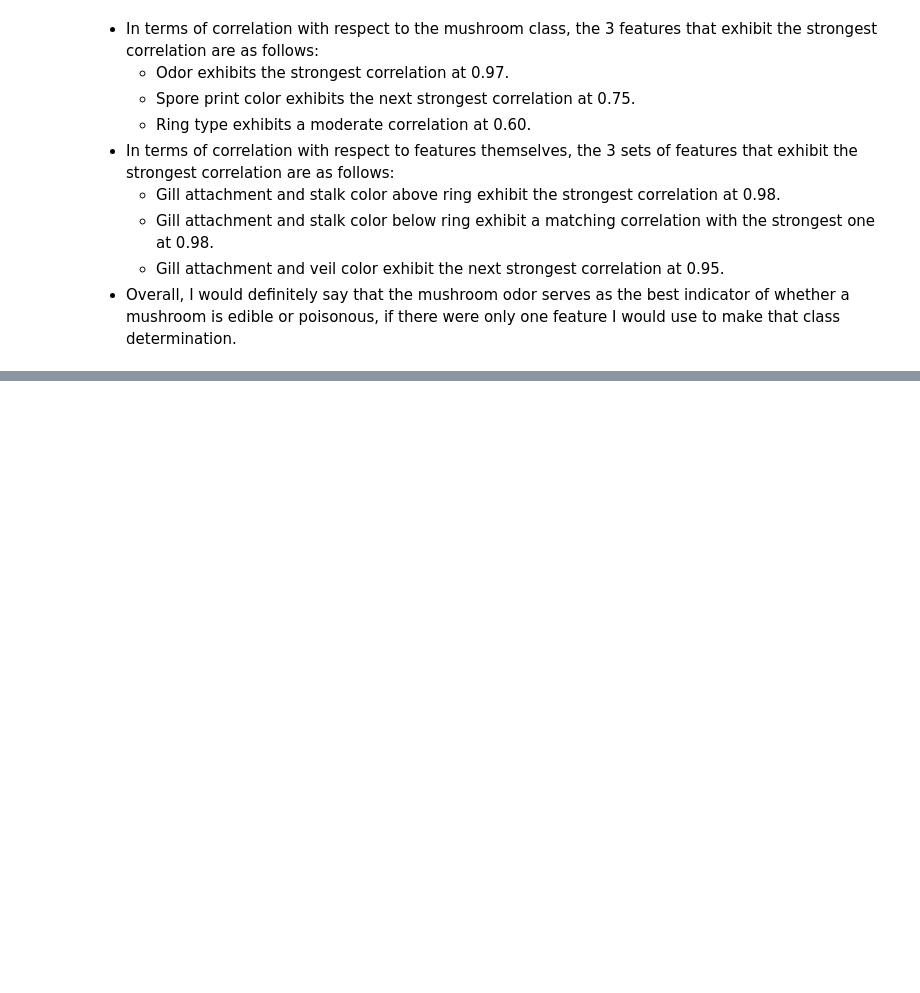
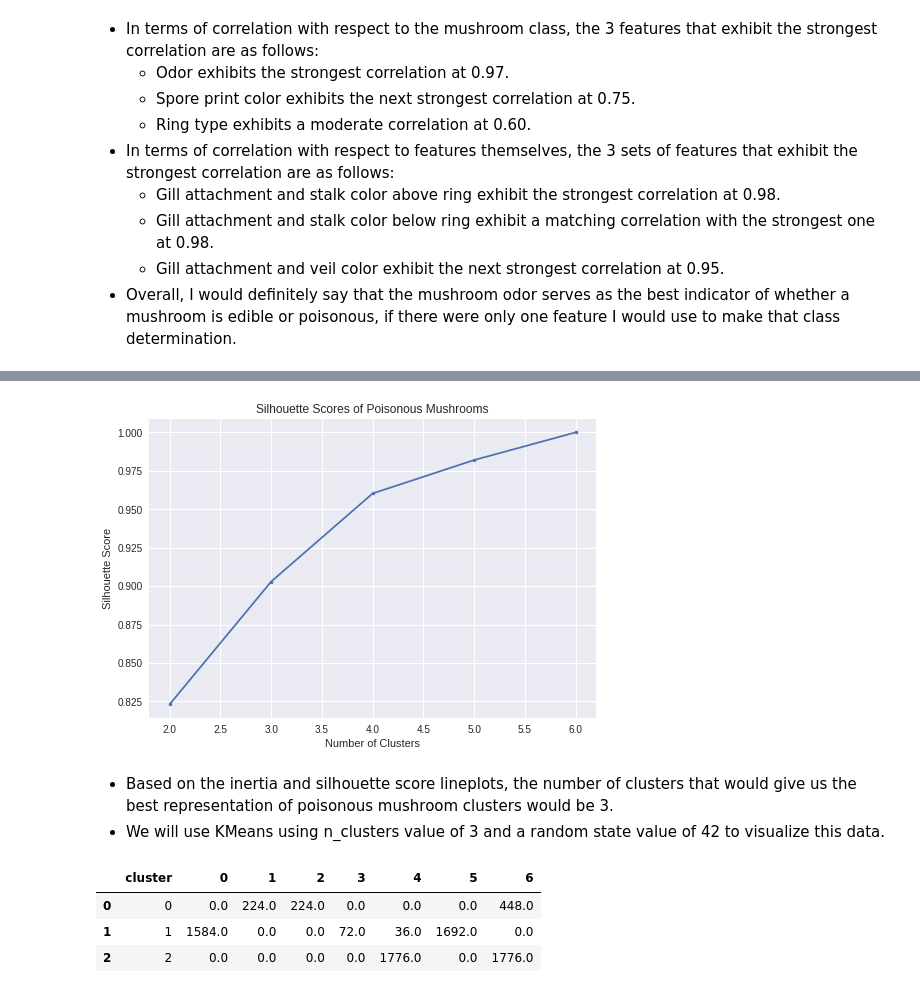
Before and after one commit to davidwan08/Mushroom-Classification-Modeling-and-Analysis-Project, a Jupyter notebook: Mushroom_Classification_Project_Data_Exploration_and_Modeling.ipynb, the cells around one changed output, grey strips where cells are left out. Cells and saved outputs as stored; diff of their text form; code cells hidden in the pictures; blank space fills up the shorter version.

```diff
--- a/Mushroom_Classification_Project_Data_Exploration_and_Modeling.ipynb
+++ b/Mushroom_Classification_Project_Data_Exploration_and_Modeling.ipynb
@@ -616,0 +766,19 @@ associations(mushrooms_df, figsize = (14,14))
+# %%
+# Visualize different silhouette scores for poisonous mushrooms.
+# Save silhouette scores for various cluster numbers in list
+silhouette_scores_p = []
+for i in range(2, 7):
+  kmeans = KMeans(n_clusters = i)
+  kmeans.fit(scaled_p)
+  silhouette_scores_p.append(silhouette_score(scaled_p, kmeans.labels_))
+
+# Visualize scores
+plt.plot(range(2, 7), silhouette_scores_p, marker = '.')
+plt.title('Silhouette Scores of Poisonous Mushrooms')
+plt.xlabel('Number of Clusters')
+plt.ylabel('Silhouette Score');
+# %% [output]
+[figure, added]
+# %% [markdown]
+- Based on the inertia and silhouette score lineplots, the number of clusters that would give us the best representation of poisonous mushroom clusters would be 3.
+- We will use KMeans using n_clusters value of 3 and a random state value of 42 to visualize this data.
@@ -616,0 +790,10 @@ associations(mushrooms_df, figsize = (14,14))
+# %%
+# Group the dataframe by cluster and aggregate by sum of values.
+# Add as_index=False to groupby argument: clusters are a column, not the index.
+cluster_groups_p = scaled_p.groupby('cluster', as_index=False).sum()
+cluster_groups_p
+# %% [output]
+|  | cluster | 0 | 1 | 2 | 3 | 4 | 5 | 6 |
+| 0 | 0 | 0.0 | 224.0 | 224.0 | 0.0 | 0.0 | 0.0 | 448.0 |
+| 1 | 1 | 1584.0 | 0.0 | 0.0 | 72.0 | 36.0 | 1692.0 | 0.0 |
+| 2 | 2 | 0.0 | 0.0 | 0.0 | 0.0 | 1776.0 | 0.0 | 1776.0 |
```
Also changed, not shown: parts of 42 cells of this notebook.
